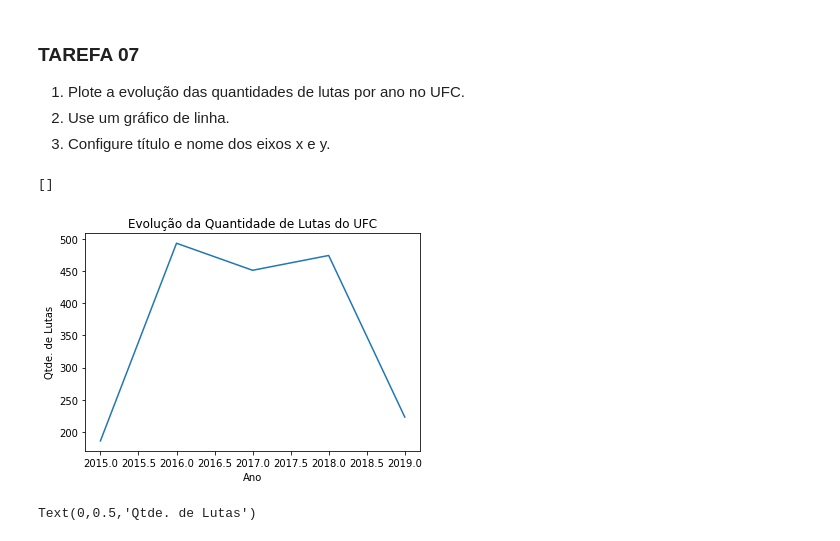
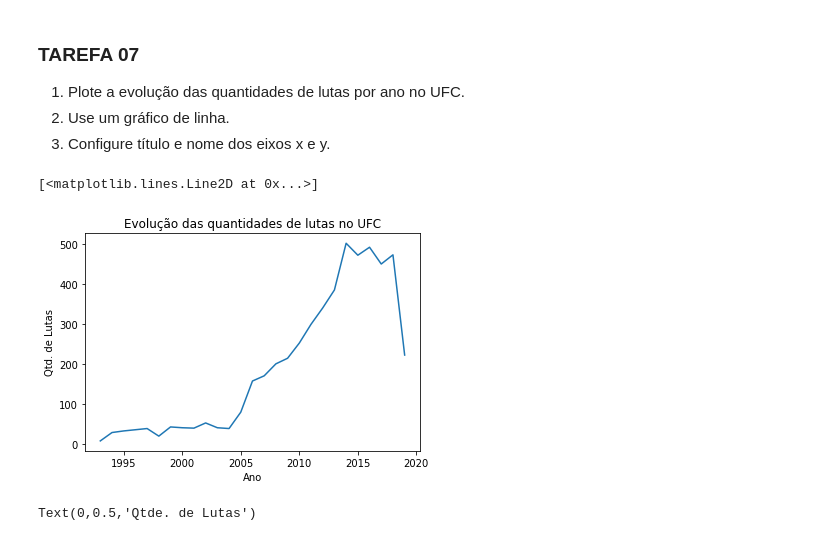
Before and after one commit to JoaoDaross/visualizacao_exploratoria_exercicios, a Jupyter notebook: 01-exercicios-matplotlib/visualizacao_com_matplotlib.ipynb, the cells around one changed output. Saved outputs shown, nothing was run; the diff lists cells and outputs as text; code cells hidden in the pictures.

```diff
--- a/01-exercicios-matplotlib/visualizacao_com_matplotlib.ipynb
+++ b/01-exercicios-matplotlib/visualizacao_com_matplotlib.ipynb
@@ -64,8 +64,8 @@ import matplotlib.pyplot as plt
 1. Importe o arquivo [ufc.csv](ufc.csv) em um dataframe.
 2. Visualize as primeiras 5 linhas do dataframe
 # %%
-df = pd.read_csv('ufc.csv')
-fights = pd.DataFrame(df)
+fights = pd.read_csv('ufc.csv')
+
 fights.head()
 # %% [output]
 |  | R_fighter | B_fighter | Referee | date | location | Winner | title_bout | weight_class | no_of_rounds | ... |
@@ -241,14 +232,15 @@ fights_by_year = fights.groupby(fights['date'].dt.year).size()
 2. Use um gráfico de linha.
 3. Configure título e nome dos eixos x e y.
 # %%
-plt.plot(fights_by_year)
-plt.title('Evolução da Quantidade de Lutas do UFC')
-plt.ylabel('Qtde. de Lutas')
+x = range(min(fights['date'].dt.year), max(fights['date'].dt.year)+1)
+y = fights_by_year
+plt.title('Evolução das quantidades de lutas no UFC')
+plt.ylabel('Qtd. de Lutas')
 plt.xlabel('Ano')
-plt.plot()
+plt.plot(x, y)
 # %% [output]
-[]
+[<matplotlib.lines.Line2D at 0x...>]
-[figure, old version]
+[figure, new version]
 # %%
 # Resultado esperado (não modifique esta célula)
 # %% [output]
```
Also changed, not shown: parts of 7 cells of this notebook.
